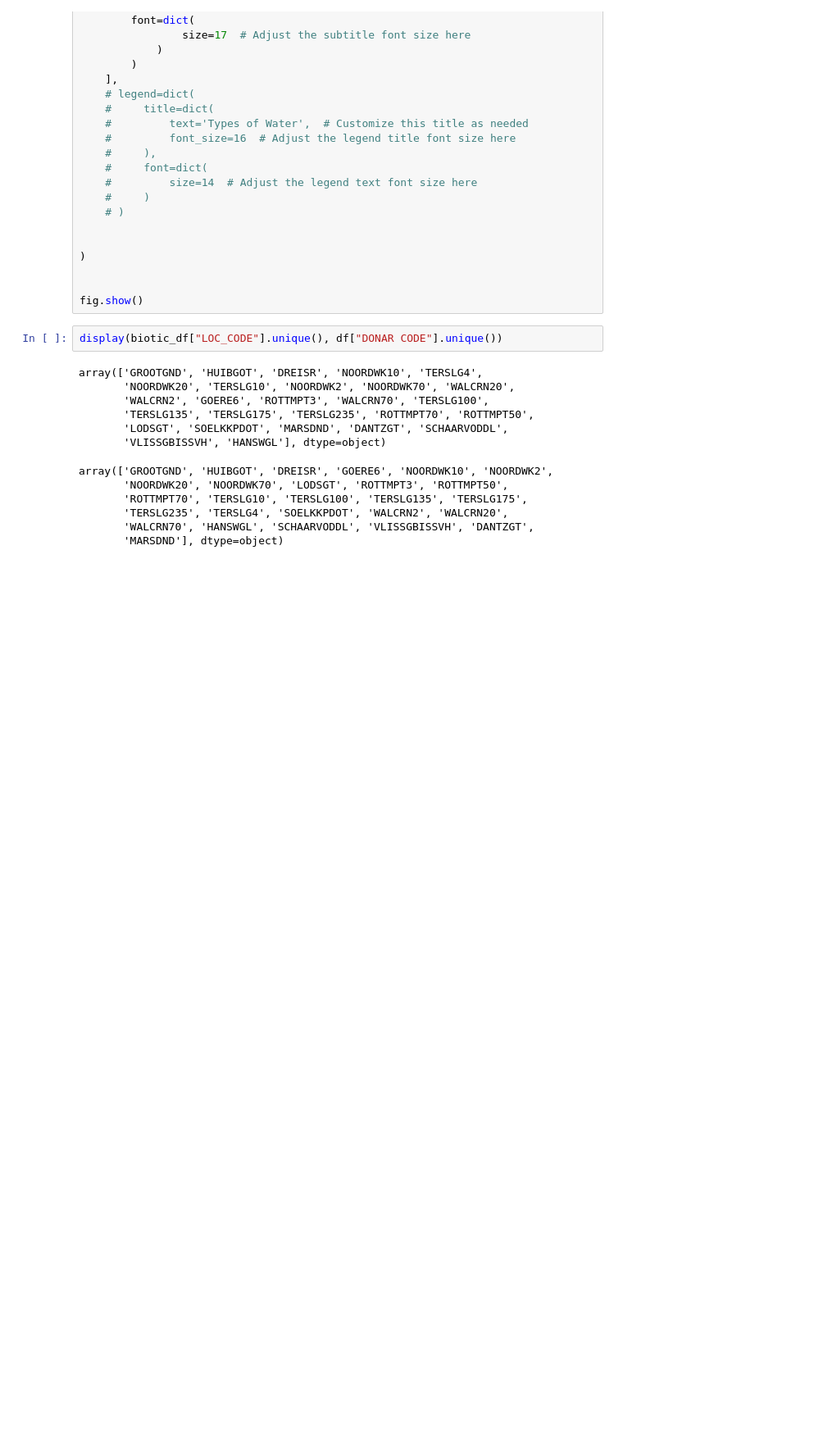
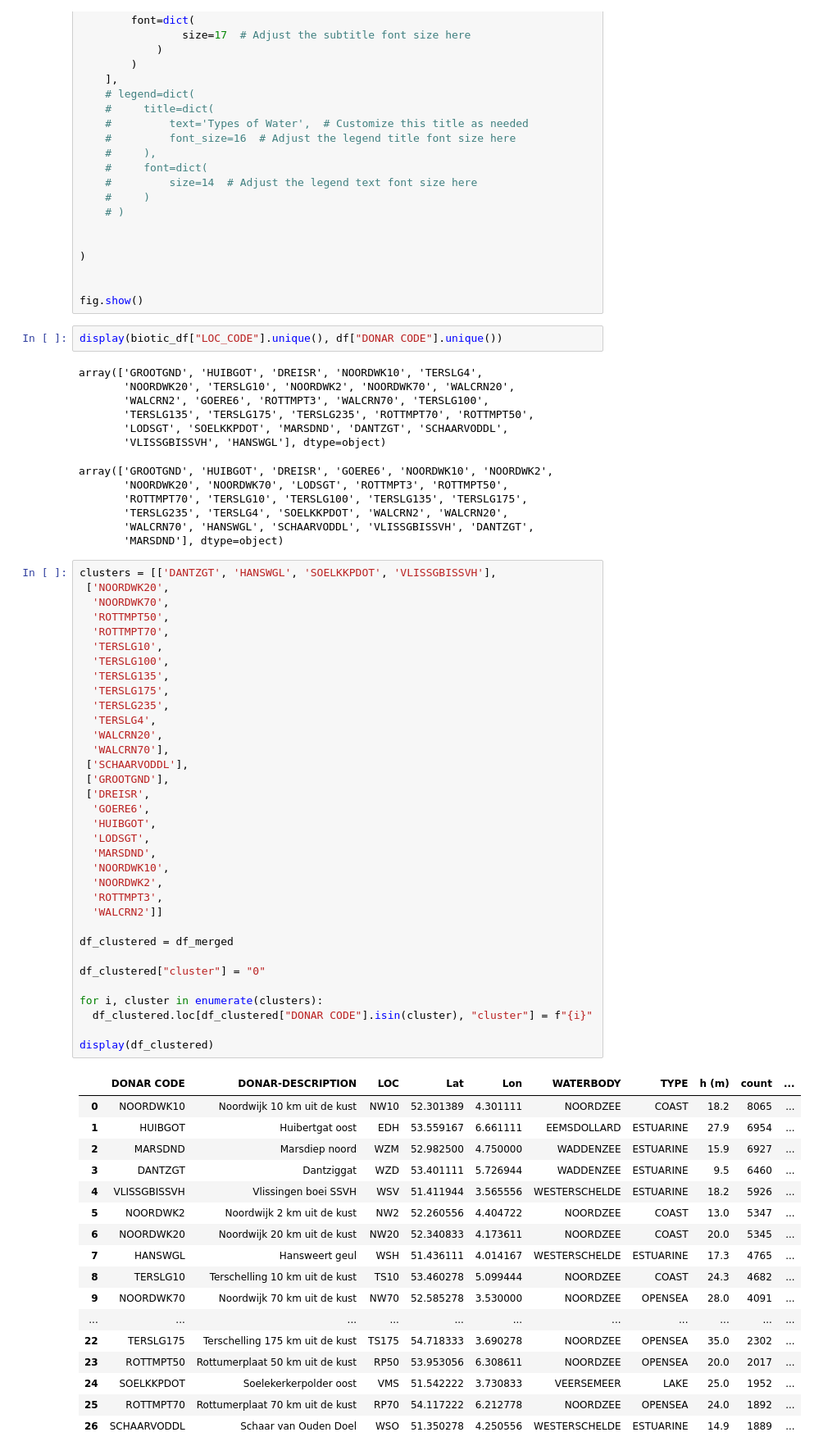
Before and after one commit to JinseiSteven/Phytoplankton-Prediction-Project, a Jupyter notebook: scripts/data_visualisation/map_visualisation.ipynb, the cells around one changed output. Shown at 82% size. Cells and saved outputs as stored; diff of their text form; blank space fills up the shorter version.

```diff
--- a/scripts/data_visualisation/map_visualisation.ipynb
+++ b/scripts/data_visualisation/map_visualisation.ipynb
@@ -174,3 +174,55 @@ array(['GROOTGND', 'HUIBGOT', 'DREISR', 'GOERE6', 'NOORDWK10', 'NOORDWK2',
        'TERSLG235', 'TERSLG4', 'SOELKKPDOT', 'WALCRN2', 'WALCRN20',
        'WALCRN70', 'HANSWGL', 'SCHAARVODDL', 'VLISSGBISSVH', 'DANTZGT',
        'MARSDND'], dtype=object)
+# %%
+clusters = [['DANTZGT', 'HANSWGL', 'SOELKKPDOT', 'VLISSGBISSVH'],
+ ['NOORDWK20',
+  'NOORDWK70',
+  'ROTTMPT50',
+  'ROTTMPT70',
+  'TERSLG10',
+  'TERSLG100',
+  'TERSLG135',
+  'TERSLG175',
+  'TERSLG235',
+  'TERSLG4',
+  'WALCRN20',
+  'WALCRN70'],
+ ['SCHAARVODDL'],
+ ['GROOTGND'],
+ ['DREISR',
+  'GOERE6',
+  'HUIBGOT',
+  'LODSGT',
+  'MARSDND',
+  'NOORDWK10',
+  'NOORDWK2',
+  'ROTTMPT3',
+  'WALCRN2']]
+
+df_clustered = df_merged
+
+df_clustered["cluster"] = "0"
+
+for i, cluster in enumerate(clusters):
+  df_clustered.loc[df_clustered["DONAR CODE"].isin(cluster), "cluster"] = f"{i}"
+
+display(df_clustered)
+# %% [output]
+|  | DONAR CODE | DONAR-DESCRIPTION | LOC | Lat | Lon | WATERBODY | TYPE | h (m) | count | ... |
+| 0 | NOORDWK10 | Noordwijk 10 km uit de kust | NW10 | 52.301389 | 4.301111 | NOORDZEE | COAST | 18.2 | 8065 | ... |
+| 1 | HUIBGOT | Huibertgat oost | EDH | 53.559167 | 6.661111 | EEMSDOLLARD | ESTUARINE | 27.9 | 6954 | ... |
+| 2 | MARSDND | Marsdiep noord | WZM | 52.982500 | 4.750000 | WADDENZEE | ESTUARINE | 15.9 | 6927 | ... |
+| 3 | DANTZGT | Dantziggat | WZD | 53.401111 | 5.726944 | WADDENZEE | ESTUARINE | 9.5 | 6460 | ... |
+| 4 | VLISSGBISSVH | Vlissingen boei SSVH | WSV | 51.411944 | 3.565556 | WESTERSCHELDE | ESTUARINE | 18.2 | 5926 | ... |
+| 5 | NOORDWK2 | Noordwijk 2 km uit de kust | NW2 | 52.260556 | 4.404722 | NOORDZEE | COAST | 13.0 | 5347 | ... |
+| 6 | NOORDWK20 | Noordwijk 20 km uit de kust | NW20 | 52.340833 | 4.173611 | NOORDZEE | COAST | 20.0 | 5345 | ... |
+| 7 | HANSWGL | Hansweert geul | WSH | 51.436111 | 4.014167 | WESTERSCHELDE | ESTUARINE | 17.3 | 4765 | ... |
+| 8 | TERSLG10 | Terschelling 10 km uit de kust | TS10 | 53.460278 | 5.099444 | NOORDZEE | COAST | 24.3 | 4682 | ... |
+| 9 | NOORDWK70 | Noordwijk 70 km uit de kust | NW70 | 52.585278 | 3.530000 | NOORDZEE | OPENSEA | 28.0 | 4091 | ... |
+| ... | ... | ... | ... | ... | ... | ... | ... | ... | ... | ... |
+| 22 | TERSLG175 | Terschelling 175 km uit de kust | TS175 | 54.718333 | 3.690278 | NOORDZEE | OPENSEA | 35.0 | 2302 | ... |
+| 23 | ROTTMPT50 | Rottumerplaat 50 km uit de kust | RP50 | 53.953056 | 6.308611 | NOORDZEE | OPENSEA | 20.0 | 2017 | ... |
+| 24 | SOELKKPDOT | Soelekerkerpolder oost | VMS | 51.542222 | 3.730833 | VEERSEMEER | LAKE | 25.0 | 1952 | ... |
+| 25 | ROTTMPT70 | Rottumerplaat 70 km uit de kust | RP70 | 54.117222 | 6.212778 | NOORDZEE | OPENSEA | 24.0 | 1892 | ... |
+| 26 | SCHAARVODDL | Schaar van Ouden Doel | WSO | 51.350278 | 4.250556 | WESTERSCHELDE | ESTUARINE | 14.9 | 1889 | ... |
```
Also changed, not shown: parts of 1 cell of this notebook, 4 other files.
